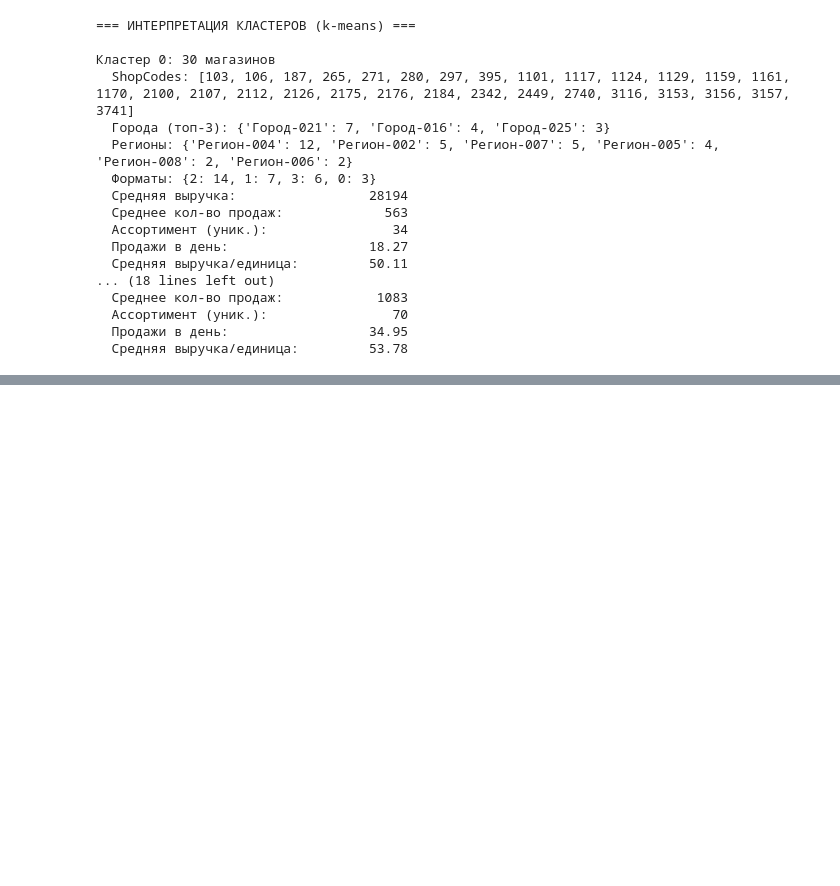
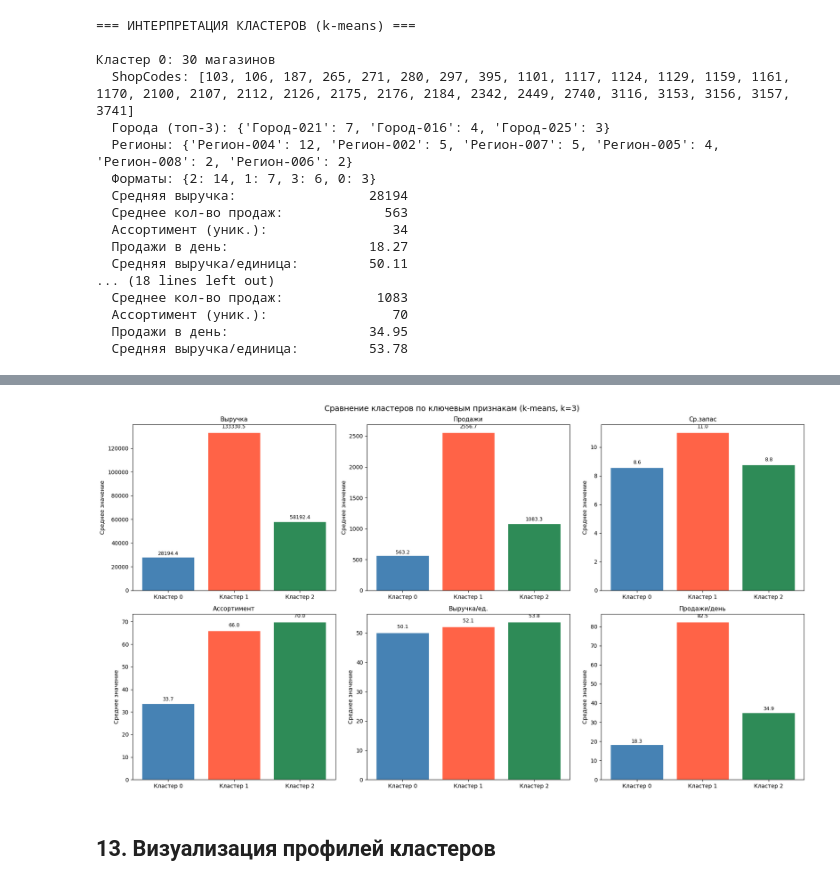
Before and after one commit to olimpiadas1992/MO-2-UTMN-2026, a Jupyter notebook: ДР 7 Группа 10. Кластерный анализ Детская молочная продукция. Эспиноза Ортис Хуан Карлос.ipynb, the cells around one changed output, grey strips where cells are left out. Drawn from its saved outputs; the diff is of its cells as text; code cells hidden in the pictures; blank space fills up the shorter version.

```diff
--- a/ДР 7 Группа 10. Кластерный анализ Детская молочная продукция. Эспиноза Ортис Хуан Карлос.ipynb
+++ b/ДР 7 Группа 10. Кластерный анализ Детская молочная продукция. Эспиноза Ортис Хуан Карлос.ipynb
@@ -843,0 +1125,23 @@ for cl_id in sorted(df_result['cluster'].unique()):
+# %%
+# ── Столбчатые диаграммы сравнения средних по кластерам ──
+fig, axes = plt.subplots(2, 3, figsize=(18, 10))
+axes = axes.flatten()
+colors_bar = ['steelblue', 'tomato', 'seagreen']
+
+for i, feat in enumerate(features_radar):
+    vals = cluster_profile_radar[feat].values
+    bars = axes[i].bar([f'Кластер {j}' for j in range(3)], vals, color=colors_bar, edgecolor='white')
+    axes[i].set_title(labels_radar[i], fontsize=11)
+    axes[i].set_ylabel('Среднее значение')
+    # Добавляем значения поверх баров
+    for bar, val in zip(bars, vals):
+        axes[i].text(bar.get_x() + bar.get_width()/2, bar.get_height() * 1.02,
+                     f'{val:.1f}', ha='center', va='bottom', fontsize=9)
+
+plt.suptitle('Сравнение кластеров по ключевым признакам (k-means, k=3)', fontsize=14)
+plt.tight_layout()
+plt.show()
+# %% [output]
+[figure, added]
+# %% [markdown]
+## 13. Визуализация профилей кластеров
```
Also changed, not shown: parts of 14 cells of this notebook.
